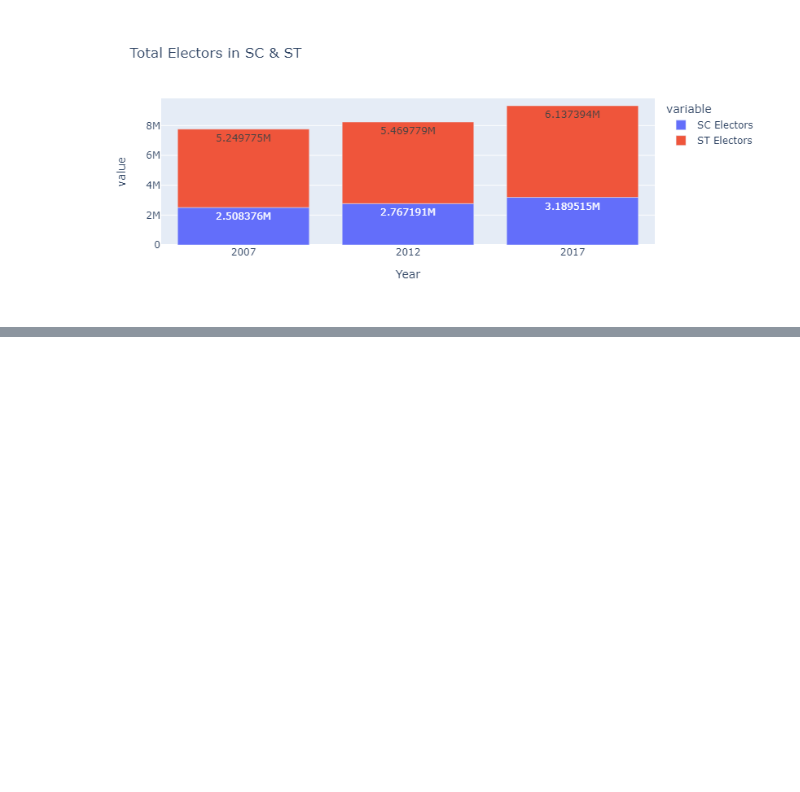
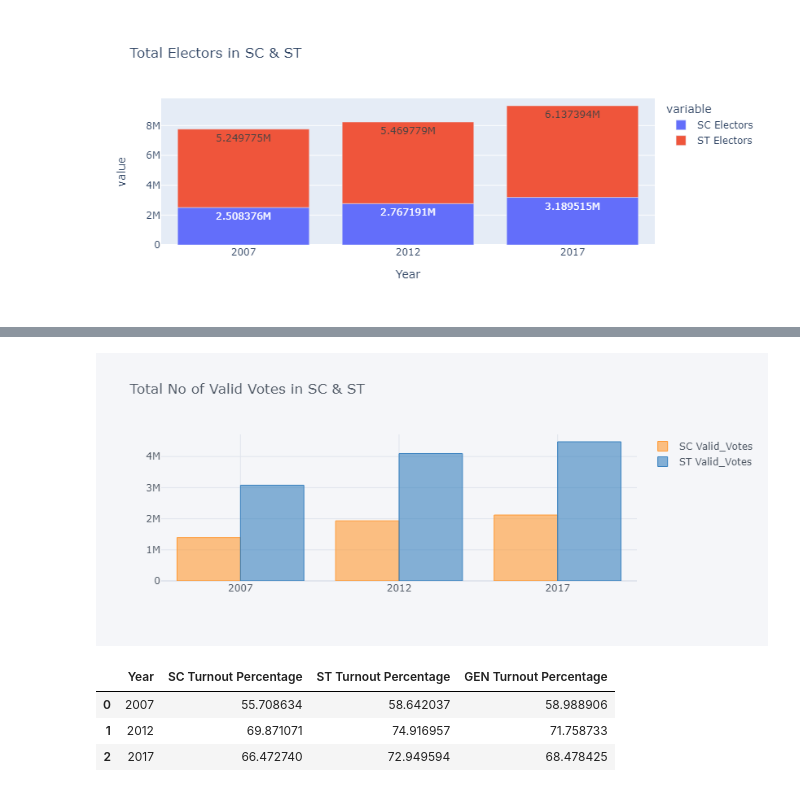
Before and after one commit to abhilashajay-dev/Gujarat-2022, a Jupyter notebook: Guj.ipynb, the cells around one changed output, grey strips where cells are left out. Cells and saved outputs as stored; diff of their text form; code cells hidden in the pictures; blank space fills up the shorter version.

```diff
--- a/Guj.ipynb
+++ b/Guj.ipynb
@@ -207,0 +238,4 @@ total_gen_valid_2017= df[(df['Year']== 2017) & (df['Position'] == 1) & (df['Cons
+# %%
+df_cat_valid.iplot(kind='bar', x='Year', y=['SC Valid_Votes',  'ST Valid_Votes'], title='Total No of Valid Votes in SC & ST')
+# %% [output]
+[figure, added]
@@ -207,0 +262,7 @@ total_gen_valid_2017= df[(df['Year']== 2017) & (df['Position'] == 1) & (df['Cons
+# %%
+df_cat_turnout
+# %% [output]
+|  | Year | SC Turnout Percentage | ST Turnout Percentage | GEN Turnout Percentage |
+| 0 | 2007 | 55.708634 | 58.642037 | 58.988906 |
+| 1 | 2012 | 69.871071 | 74.916957 | 71.758733 |
+| 2 | 2017 | 66.472740 | 72.949594 | 68.478425 |
```
Also changed, not shown: parts of 12 cells of this notebook.
